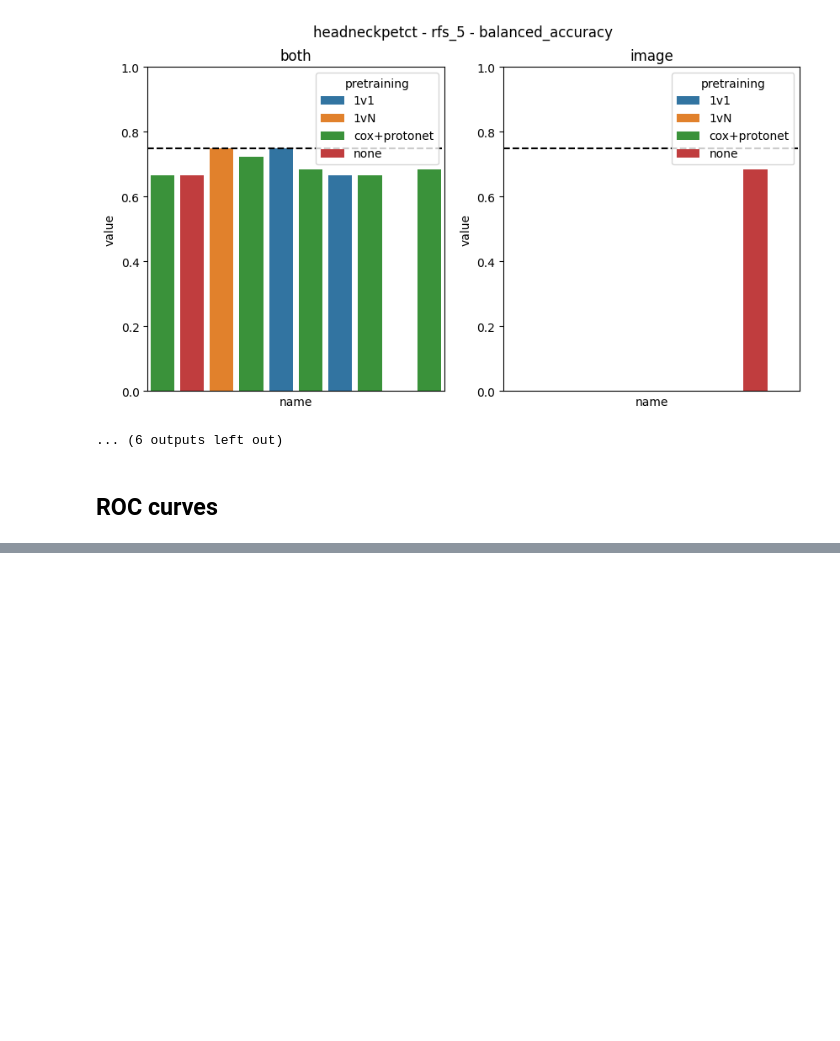
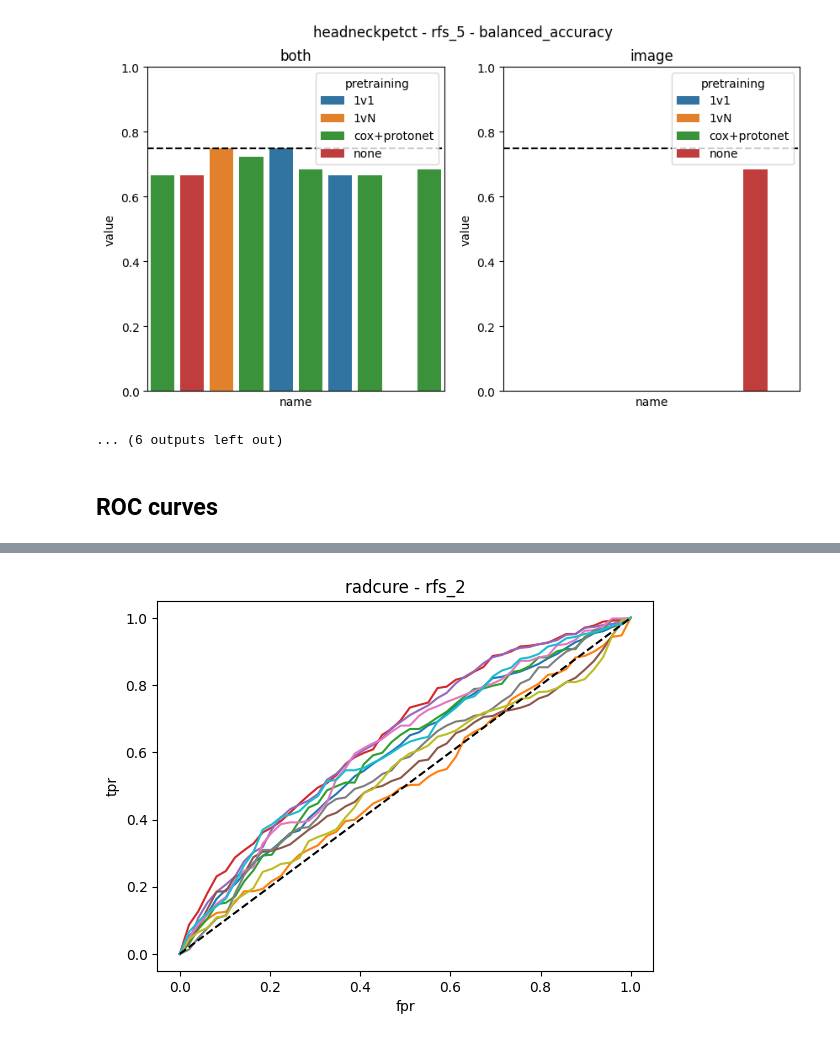
Before and after one commit to bguetarni/3DCT-VFM-benchmark, a Jupyter notebook: experiments.ipynb, the cells around one changed output, grey strips where cells are left out. Cells and saved outputs as stored; diff of their text form; code cells hidden in the pictures; blank space fills up the shorter version.

```diff
--- a/experiments.ipynb
+++ b/experiments.ipynb
@@ -2172,4 +2165,14 @@ for fold, values in ytrue_pred.items():
 # %%
 import matplotlib.pyplot as plt
-sns.lineplot(data=pandas.DataFrame(df), x="fpr", y="tpr")
-plt.plot([0, 1], [0, 1], color="black", linestyle="--")
+import random
+
+df = pandas.DataFrame(data)
+for dataset in df["dataset"].unique():
+    print(dataset)
+    dataset_df = df[df["dataset"] == dataset]
+    names = random.sample(dataset_df["name"].unique().tolist(), 1)
+    print(names[0])
+    dataset_df = dataset_df[dataset_df["name"].isin(names)]
+    sns.lineplot(data=dataset_df, x="fpr", y="tpr", hue="fold", estimator=None)
+    plt.plot([0, 1], [0, 1], color="black", linestyle="--")
+    plt.show()
@@ -2178,0 +2181,67 @@ plt.plot([0, 1], [0, 1], color="black", linestyle="--")
+# %%
+import matplotlib.pyplot as plt
+import random
+
+import numpy as np
+import pandas as pd
+
+import numpy as np
+
+def get_average_roc(df, n_points=100):
+    """
+    Computes a single average ROC curve from multiple folds.
+
+    Args:
+        df: A DataFrame containing 'fpr', 'tpr', and 'fold' columns for each fold's ROC curve
+        n_points: Number of points in the resulting lists
+
+    Returns:
+        mean_fpr: A single list of FPR values
+        mean_tpr: A single list of averaged TPR values
+    """
+
+    fpr_list = [df[df["fold"] == fold]["fpr"].tolist() for fold in sorted(df["fold"].unique())]
+    tpr_list = [df[df["fold"] == fold]["tpr"].tolist() for fold in sorted(df["fold"].unique())]
+
+    # 1. Create the common X-axis (FPR)
+    mean_fpr = np.linspace(0, 1, n_points)
+    interp_tprs = []
+
+    # 2. Interpolate each fold
+    for fpr, tpr in zip(fpr_list, tpr_list):
+        indices = np.argsort(fpr)
+        # Linear interpolation
+        interp_tpr = np.interp(mean_fpr, np.array(fpr)[indices], np.array(tpr)[indices])
+        # Ensure fold itself is monotonic
+        interp_tpr = np.maximum.accumulate(interp_tpr)
+        interp_tprs.append(interp_tpr)
+
+    # 3. Average the TPRs across all folds
+    mean_tpr = np.mean(interp_tprs, axis=0)
+
+    # 4. Final safety checks for a valid ROC curve
+    mean_tpr = np.maximum.accumulate(mean_tpr) # Ensure strictly increasing
+    mean_tpr[0] = 0.0
+    mean_tpr[-1] = 1.0
+
+    return mean_fpr.tolist(), mean_tpr.tolist()
+
+df = pandas.DataFrame(data)
+for dataset in df["dataset"].unique():
+    print(dataset)
+    for task in df["task"].unique():
+        print(task)
+
+        df_dataset = df[(df["dataset"] == dataset) & (df["task"] == task)]
+        dataset_data = []
+        for name in random.sample(df_dataset["name"].unique().tolist(), 10):
+            df_dataset_name = df_dataset[df_dataset["name"] == name]
+            fpr, tpr = get_average_roc(df_dataset_name, n_points=50)
+            dataset_data.extend([{"fpr": f, "tpr": t, "name": name} for f, t in zip(fpr, tpr)])
+
+        sns.lineplot(data=pandas.DataFrame(dataset_data), x="fpr", y="tpr", hue="name", estimator=None, legend=False)
+        plt.plot([0, 1], [0, 1], color="black", linestyle="--")
+        plt.title(f"{dataset} - {task}")
+        plt.savefig(rf"C:\Users\bilel.guetarni\Desktop\workspace\SEQ-RT\tmp\roc-{dataset}-{task}.png")
+        plt.show()
+# %% [output]
@@ -2178,0 +2250 @@ plt.plot([0, 1], [0, 1], color="black", linestyle="--")
+[figure, added]
```
Also changed, not shown: parts of 8 cells of this notebook, 8 other files.
